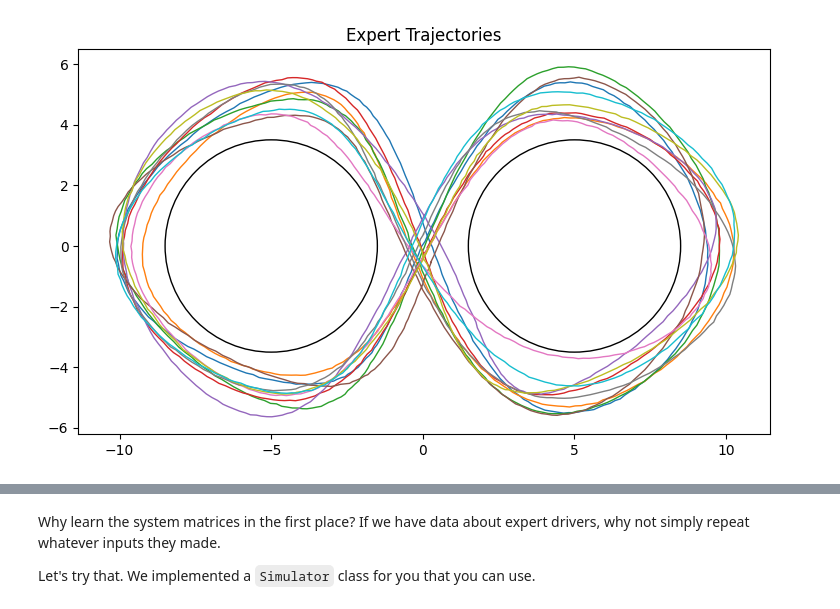
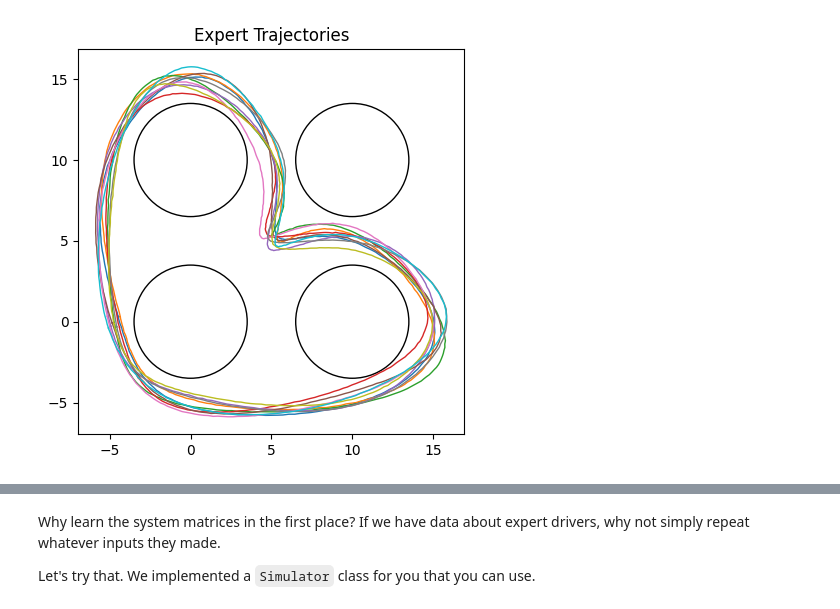
Before and after one commit to Damowerko/ese200, a Jupyter notebook: notebooks/linear_systems.ipynb, the cells around one changed output, grey strips where cells are left out. Saved outputs shown, nothing was run; the diff lists cells and outputs as text; code cells hidden in the pictures.

```diff
--- a/notebooks/linear_systems.ipynb
+++ b/notebooks/linear_systems.ipynb
@@ -7,24 +4,24 @@ The autoreload extension is already loaded. To reload it, use:
 # %%
 import matplotlib.pyplot as plt
 import numpy as np
 from pathlib import Path
-from ese200.visualize import plot_obstacles
+from ese200.trajectories import plot_obstacles
 from ese200.config import Config
 
 config = Config()
 data_path = Path("../data")
 
-state = np.load("../data/states.npy")
-x_expert = np.load("../data/inputs.npy")
+x_expert = np.load("../data/states.npy")
+u_expert = np.load("../data/inputs.npy")
 
 plt.figure(figsize=(10, 5))
 plt.gca().set_aspect("equal")
 plot_obstacles(plt.gca())
 plt.title("Expert Trajectories")
-for x_ in state:
+for x_ in x_expert:
     plt.plot(x_[:, 0], x_[:, 1], "-", linewidth=1.0)
 # %% [output]
-[figure, old version]
+[figure, new version]
 # %%
 import torch
 import torch.nn as nn
```
Also changed, not shown: parts of 6 cells of this notebook, 2 other files.
